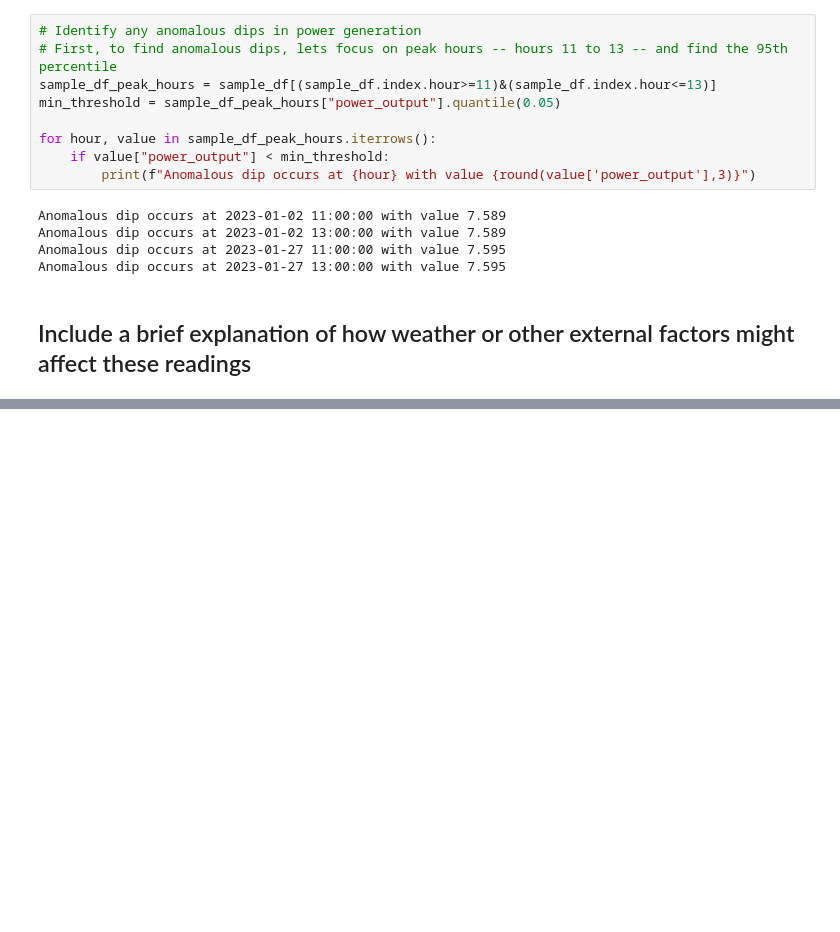
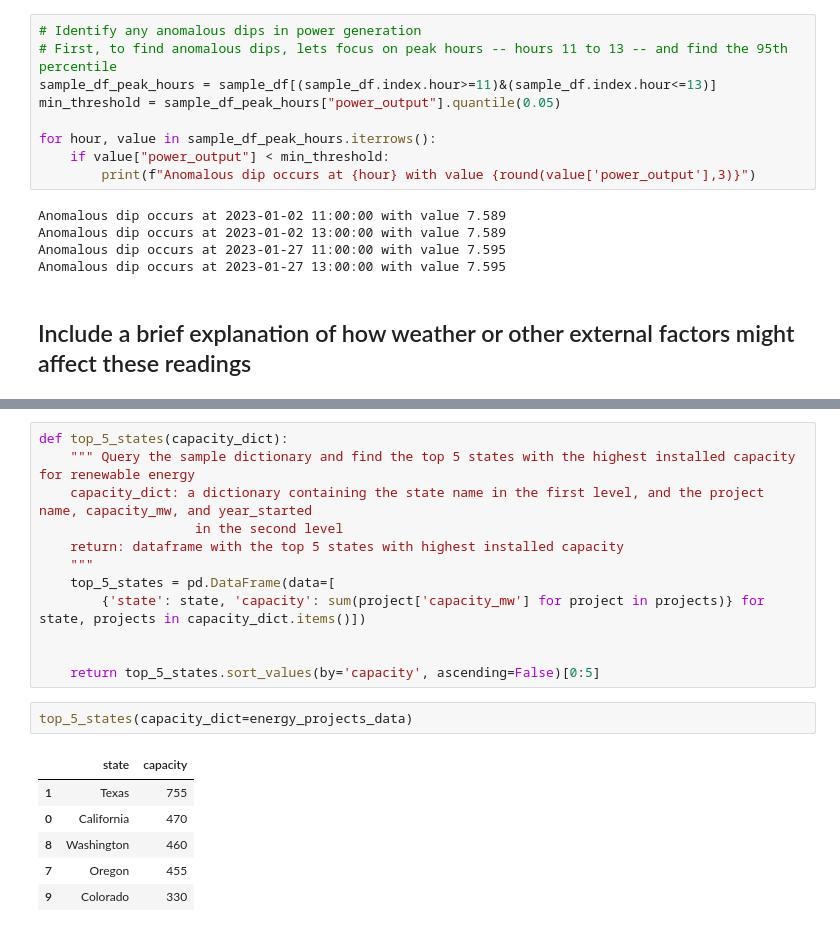
Before and after one commit to zoemcbride/energy-data-lab, a Jupyter notebook: practice_interview_questions.ipynb, the cells around one changed output, grey strips where cells are left out. Cells and saved outputs as stored; diff of their text form; blank space fills up the shorter version.

```diff
--- a/practice_interview_questions.ipynb
+++ b/practice_interview_questions.ipynb
@@ -109,0 +165,21 @@ Anomalous dip occurs at 2023-01-27 13:00:00 with value 7.595
+# %%
+def top_5_states(capacity_dict):
+    """ Query the sample dictionary and find the top 5 states with the highest installed capacity for renewable energy
+    capacity_dict: a dictionary containing the state name in the first level, and the project name, capacity_mw, and year_started
+                    in the second level
+    return: dataframe with the top 5 states with highest installed capacity
+    """
+    top_5_states = pd.DataFrame(data=[
+        {'state': state, 'capacity': sum(project['capacity_mw'] for project in projects)} for state, projects in capacity_dict.items()])
+
+
+    return top_5_states.sort_values(by='capacity', ascending=False)[0:5]
+# %%
+top_5_states(capacity_dict=energy_projects_data)
+# %% [output]
+|  | state | capacity |
+| 1 | Texas | 755 |
+| 0 | California | 470 |
+| 8 | Washington | 460 |
+| 7 | Oregon | 455 |
+| 9 | Colorado | 330 |
```
Also changed, not shown: parts of 11 cells of this notebook, 2 other files.
